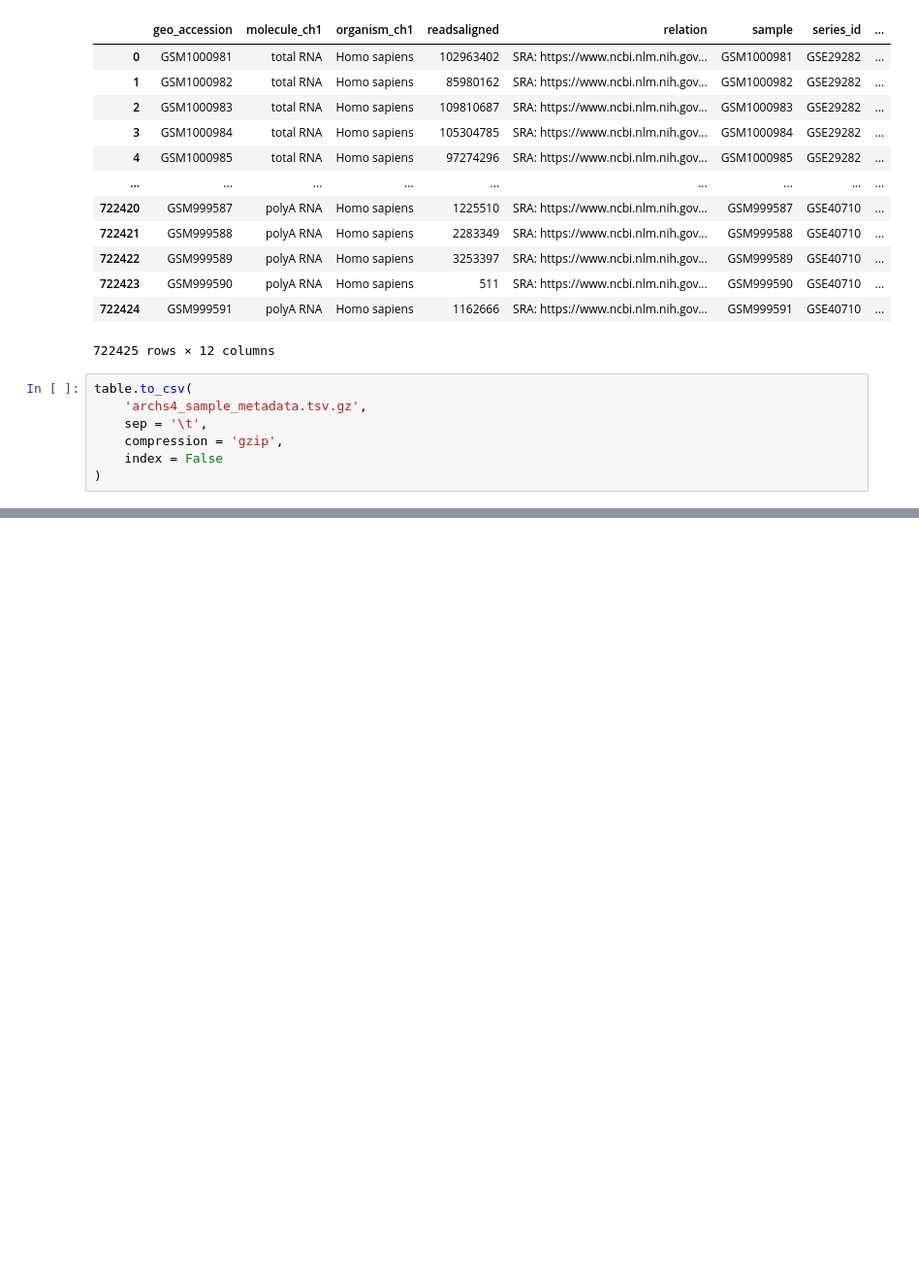
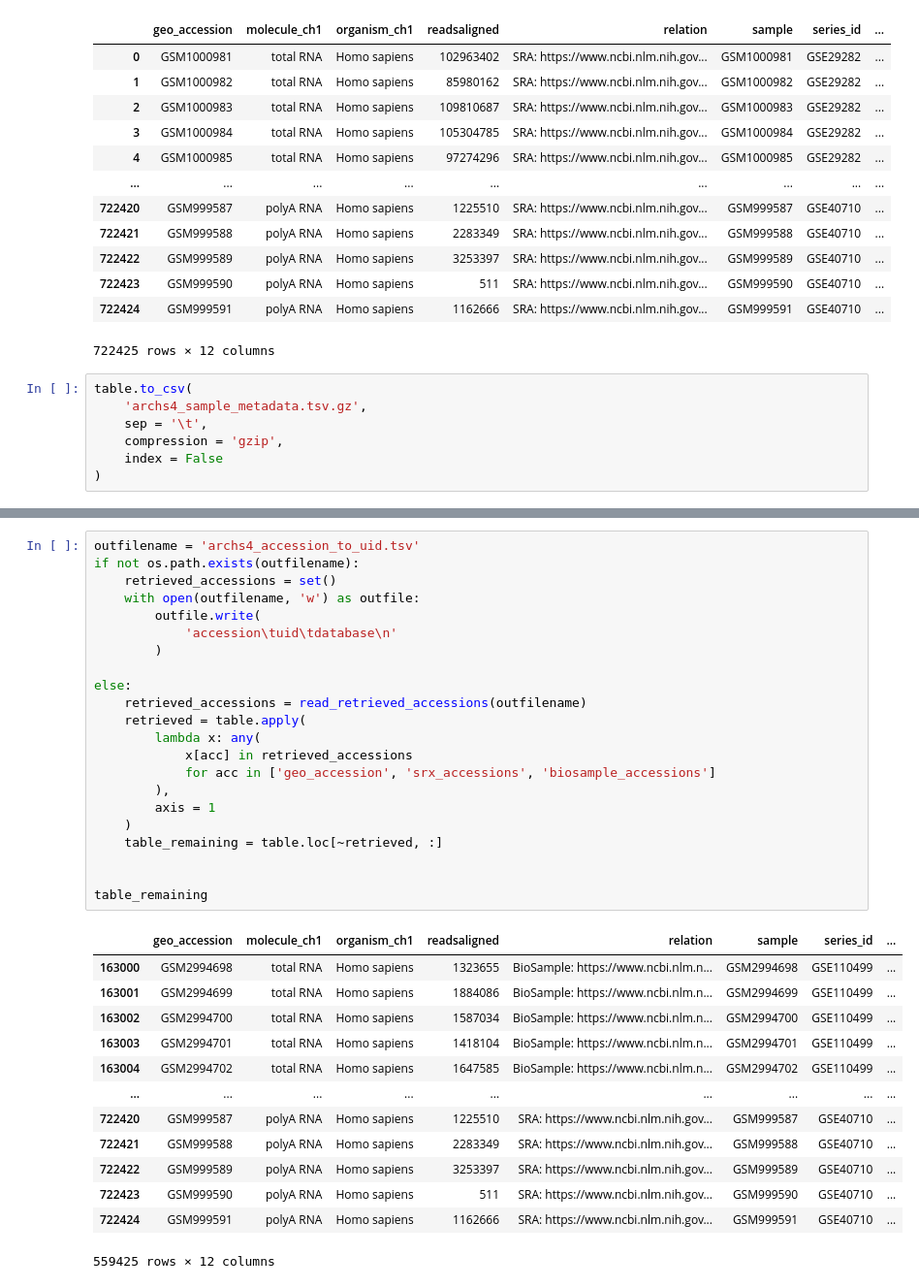
Before and after one commit to epigen/CellWhisperer, a Jupyter notebook: src/datasets/archs4/parse_archs4.ipynb, the cells around one changed output, grey strips where cells are left out. Shown: that part at 97% size. Drawn from its saved outputs; the diff is of its cells as text; blank space fills up the shorter version.

```diff
--- a/src/datasets/archs4/parse_archs4.ipynb
+++ b/src/datasets/archs4/parse_archs4.ipynb
@@ -124,0 +223,36 @@ table.to_csv(
+# %%
+outfilename = 'archs4_accession_to_uid.tsv'
+if not os.path.exists(outfilename):
+    retrieved_accessions = set()
+    with open(outfilename, 'w') as outfile:
+        outfile.write(
+            'accession\tuid\tdatabase\n'
+        )
+
+else:
+    retrieved_accessions = read_retrieved_accessions(outfilename)
+    retrieved = table.apply(
+        lambda x: any(
+            x[acc] in retrieved_accessions
+            for acc in ['geo_accession', 'srx_accessions', 'biosample_accessions']
+        ),
+        axis = 1
+    )
+    table_remaining = table.loc[~retrieved, :]
+
+
+table_remaining
+# %% [output]
+|  | geo_accession | molecule_ch1 | organism_ch1 | readsaligned | relation | sample | series_id | ... |
+| 163000 | GSM2994698 | total RNA | Homo sapiens | 1323655 | BioSample: https://www.ncbi.nlm.n... | GSM2994698 | GSE110499 | ... |
+| 163001 | GSM2994699 | total RNA | Homo sapiens | 1884086 | BioSample: https://www.ncbi.nlm.n... | GSM2994699 | GSE110499 | ... |
+| 163002 | GSM2994700 | total RNA | Homo sapiens | 1587034 | BioSample: https://www.ncbi.nlm.n... | GSM2994700 | GSE110499 | ... |
+| 163003 | GSM2994701 | total RNA | Homo sapiens | 1418104 | BioSample: https://www.ncbi.nlm.n... | GSM2994701 | GSE110499 | ... |
+| 163004 | GSM2994702 | total RNA | Homo sapiens | 1647585 | BioSample: https://www.ncbi.nlm.n... | GSM2994702 | GSE110499 | ... |
+| ... | ... | ... | ... | ... | ... | ... | ... | ... |
+| 722420 | GSM999587 | polyA RNA | Homo sapiens | 1225510 | SRA: https://www.ncbi.nlm.nih.gov... | GSM999587 | GSE40710 | ... |
+| 722421 | GSM999588 | polyA RNA | Homo sapiens | 2283349 | SRA: https://www.ncbi.nlm.nih.gov... | GSM999588 | GSE40710 | ... |
+| 722422 | GSM999589 | polyA RNA | Homo sapiens | 3253397 | SRA: https://www.ncbi.nlm.nih.gov... | GSM999589 | GSE40710 | ... |
+| 722423 | GSM999590 | polyA RNA | Homo sapiens | 511 | SRA: https://www.ncbi.nlm.nih.gov... | GSM999590 | GSE40710 | ... |
+| 722424 | GSM999591 | polyA RNA | Homo sapiens | 1162666 | SRA: https://www.ncbi.nlm.nih.gov... | GSM999591 | GSE40710 | ... |
+559425 rows × 12 columns
```
Also changed, not shown: parts of 2 cells of this notebook, 4 other files.
